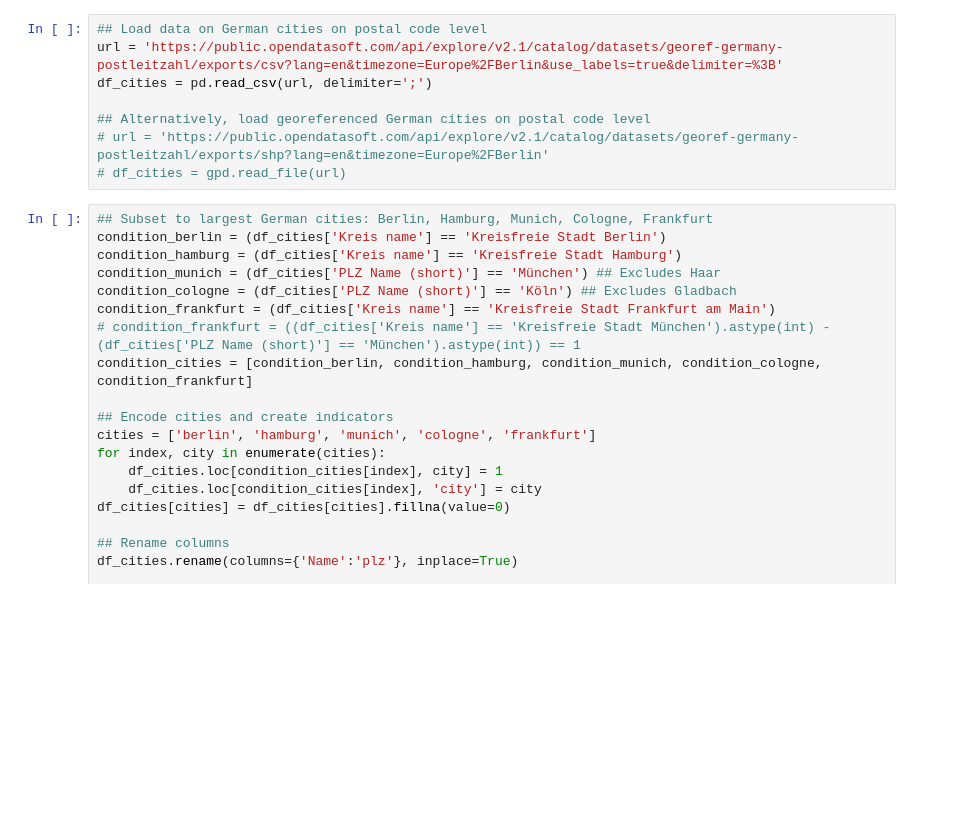
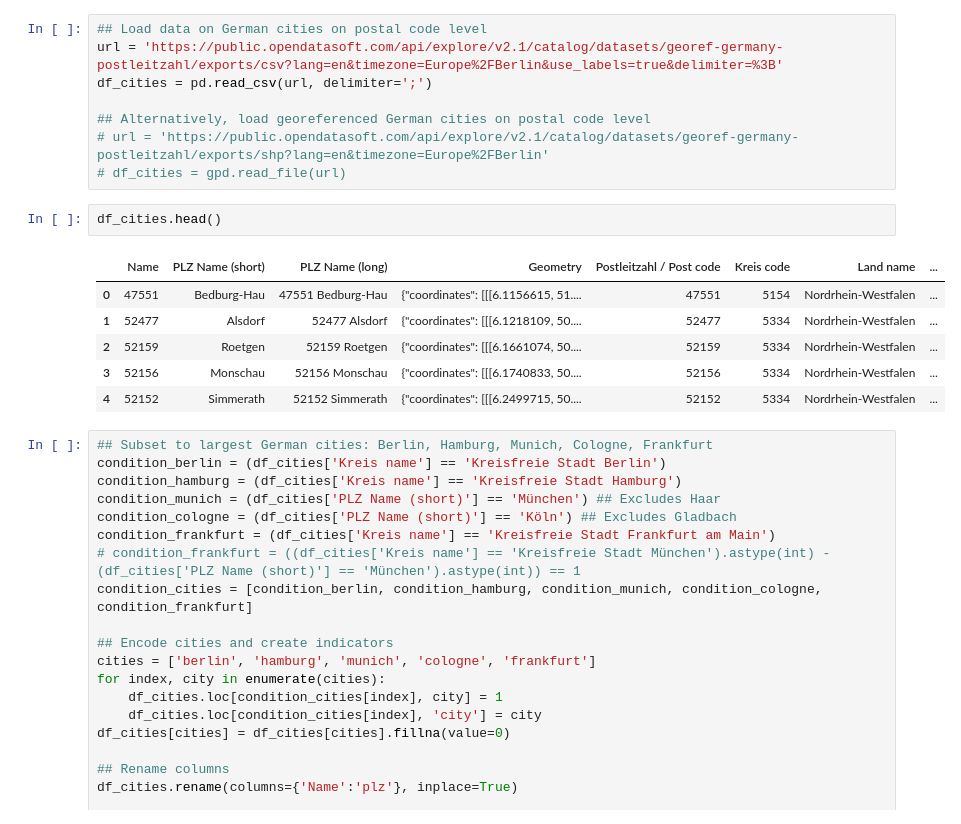
Before and after one commit to dbursy/qse_collaboration, a Jupyter notebook: notebooks/QSE_Tutorial_2_Group_2.ipynb, the cells around one changed output. Saved outputs shown, nothing was run; the diff lists cells and outputs as text; blank space fills up the shorter version.

```diff
--- a/notebooks/QSE_Tutorial_2_Group_2.ipynb
+++ b/notebooks/QSE_Tutorial_2_Group_2.ipynb
@@ -111,6 +114,15 @@ df_cities = pd.read_csv(url, delimiter=';')
 ## Alternatively, load georeferenced German cities on postal code level
 # url = 'https://public.opendatasoft.com/api/explore/v2.1/catalog/datasets/georef-germany-postleitzahl/exports/shp?lang=en&timezone=Europe%2FBerlin'
 # df_cities = gpd.read_file(url)
+# %%
+df_cities.head()
+# %% [output]
+|  | Name | PLZ Name (short) | PLZ Name (long) | Geometry | Postleitzahl / Post code | Kreis code | Land name | ... |
+| 0 | 47551 | Bedburg-Hau | 47551 Bedburg-Hau | {"coordinates": [[[6.1156615, 51.... | 47551 | 5154 | Nordrhein-Westfalen | ... |
+| 1 | 52477 | Alsdorf | 52477 Alsdorf | {"coordinates": [[[6.1218109, 50.... | 52477 | 5334 | Nordrhein-Westfalen | ... |
+| 2 | 52159 | Roetgen | 52159 Roetgen | {"coordinates": [[[6.1661074, 50.... | 52159 | 5334 | Nordrhein-Westfalen | ... |
+| 3 | 52156 | Monschau | 52156 Monschau | {"coordinates": [[[6.1740833, 50.... | 52156 | 5334 | Nordrhein-Westfalen | ... |
+| 4 | 52152 | Simmerath | 52152 Simmerath | {"coordinates": [[[6.2499715, 50.... | 52152 | 5334 | Nordrhein-Westfalen | ... |
 # %%
 ## Subset to largest German cities: Berlin, Hamburg, Munich, Cologne, Frankfurt
 condition_berlin = (df_cities['Kreis name'] == 'Kreisfreie Stadt Berlin')
```
Also changed, not shown: parts of 8 cells of this notebook, 1 other file.
